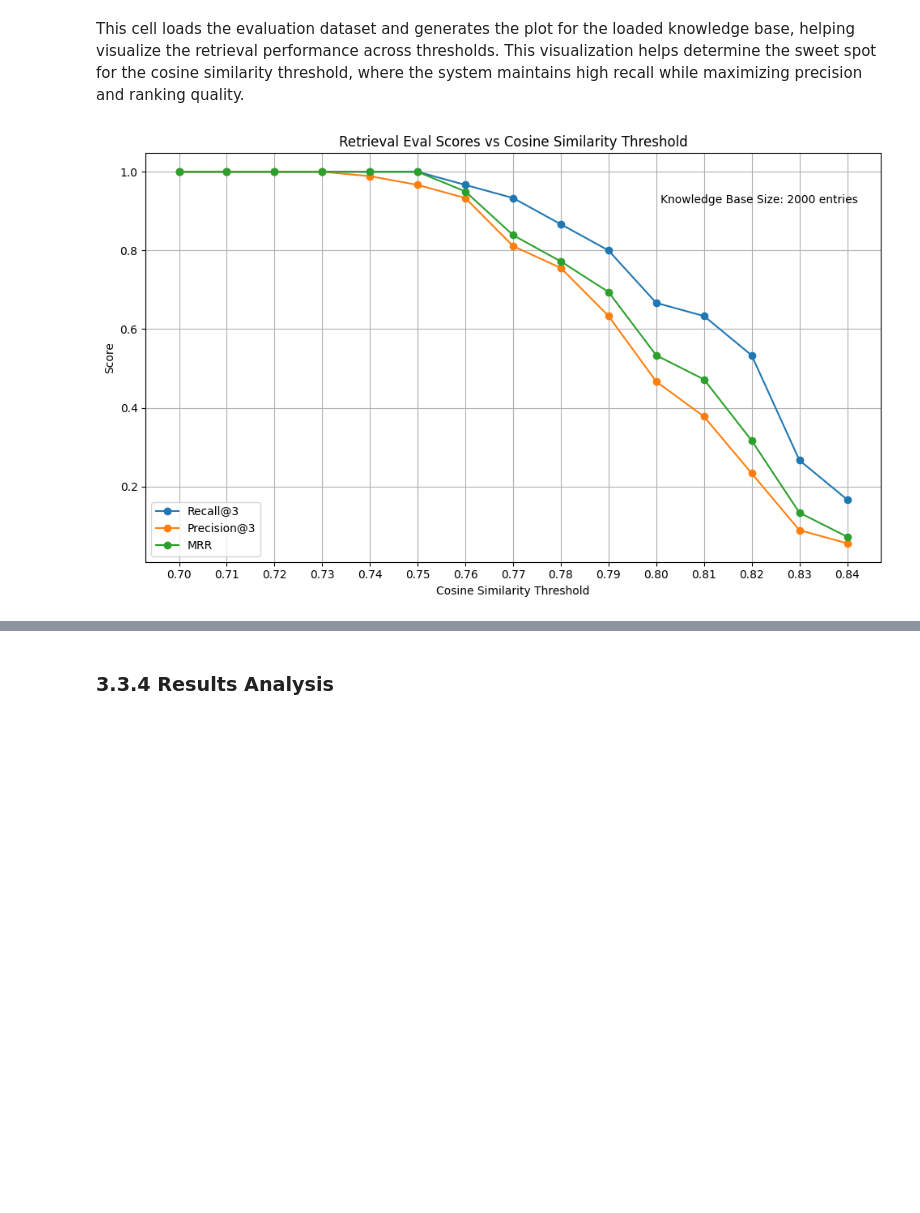
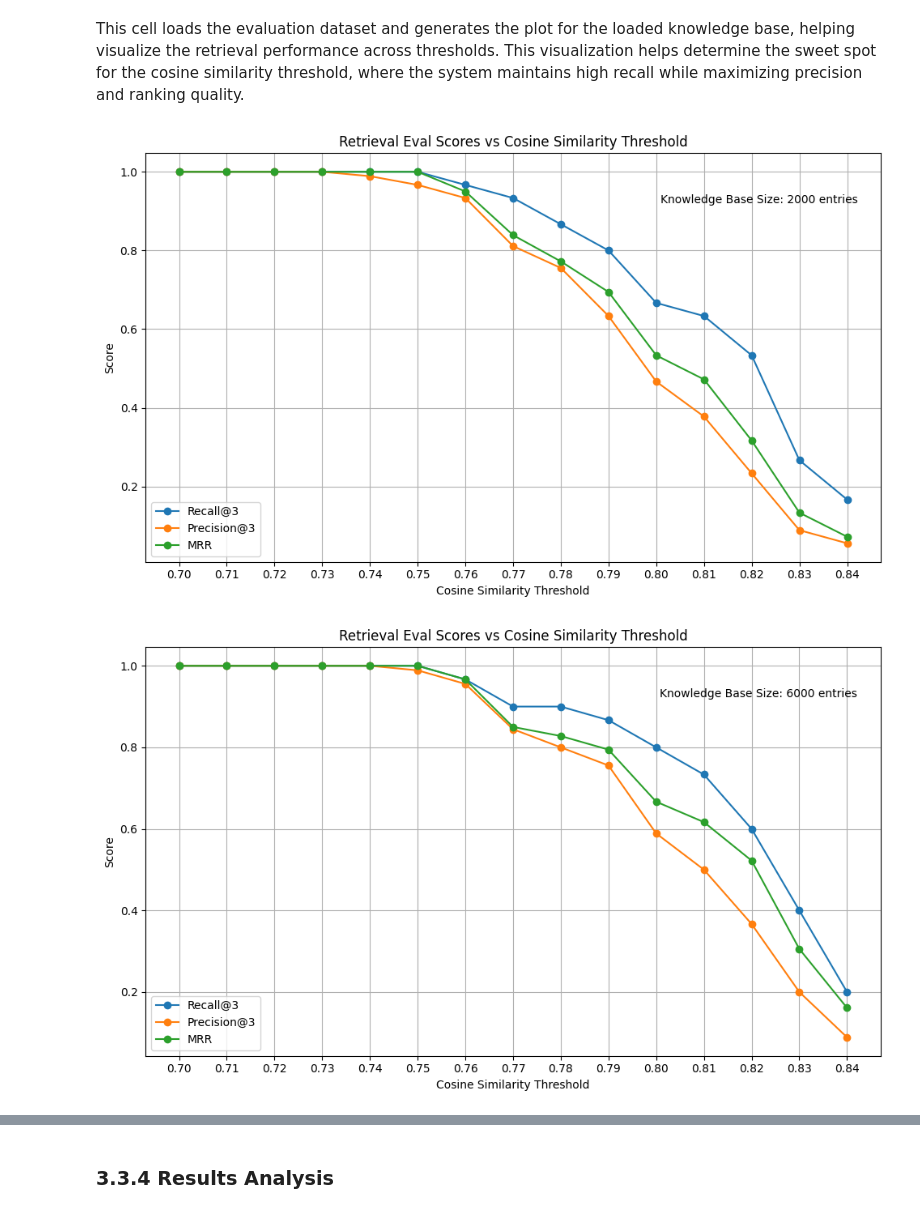
Before and after one commit to NickHoulding/csci_404_final_project, a Jupyter notebook: colab/CSCI404_Medical_RAG_Chatbot.ipynb, the cells around one changed output, grey strips where cells are left out. Saved outputs shown, nothing was run; the diff lists cells and outputs as text; code cells hidden in the pictures; blank space fills up the shorter version.

Commit message:
Can now create one or many knowledge bases of different sizes. Updated eval loops to evaluate all created kb's

```diff
--- a/colab/CSCI404_Medical_RAG_Chatbot.ipynb
+++ b/colab/CSCI404_Medical_RAG_Chatbot.ipynb
@@ -514,0 +520,8 @@ knowledgeBase of size 2000 created.
+# %%
+# Create knowledge bases of varying size
+kb_small = create_kb('Respiratory_Small_PubMedQA.csv')
+#kb_medium = create_kb('Respiratory_Medium_PubMedQA.csv')
+#kb_large = create_kb('Respiratory_Large_PubMedQA.csv')
+
+# Switch this based on the desired kb size:
+kb = kb_small
@@ -1005,23 +1056,37 @@ This cell loads the evaluation dataset and generates the plot for the loaded kno
 # %%
 # Load the evaluation data from a CSV file
 csv_path = f'/content/{csv_dirname}/eval.csv'
 df = pd.read_csv(csv_path)
 
-# Calculate metrics for varying thresholds
-results = calculate_metrics(df=df)
+initial_kb = kb
 
-# Extract results
-thresholds = results[0]
-recall_scores = results[1]
-precision_scores = results[2]
-mrr_scores = results[3]
+# Create plots for each knowledge base's retrieval performance
+for base in [kb_small, kb_medium, kb_large]:
+    # Knowledge base wasn't created so skip it
+    if not base:
+      continue
 
-# Plot and save the results
-plot_results(
-    thresholds=thresholds,
-    recall_scores=recall_scores,
-    precision_scores=precision_scores,
-    mrr_scores=mrr_scores
-)
+    kb = base
+
+    # Calculate metrics for varying thresholds
+    results = calculate_metrics(df=df)
+
+    # Extract results
+    thresholds = results[0]
+    recall_scores = results[1]
+    precision_scores = results[2]
+    mrr_scores = results[3]
+
+    # Plot and save the results
+    plot_results(
+        thresholds=thresholds,
+        recall_scores=recall_scores,
+        precision_scores=precision_scores,
+        mrr_scores=mrr_scores
+    )
+
+# Reset the knowledge base to the initial state
+kb = initial_kb
 # %% [output]
 [figure]
+[figure, added]
```
Also changed, not shown: parts of 10 cells of this notebook.
